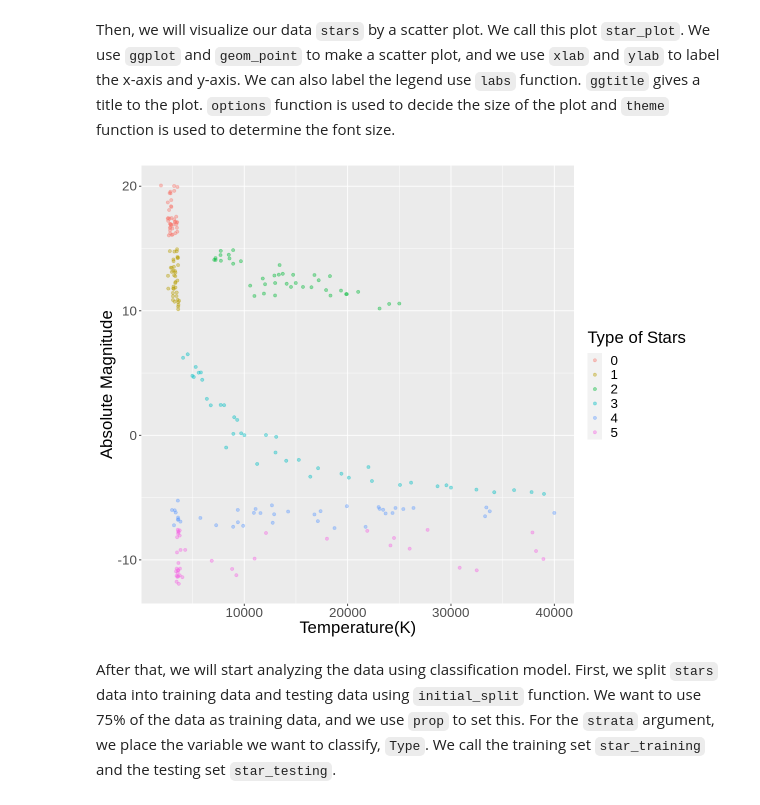
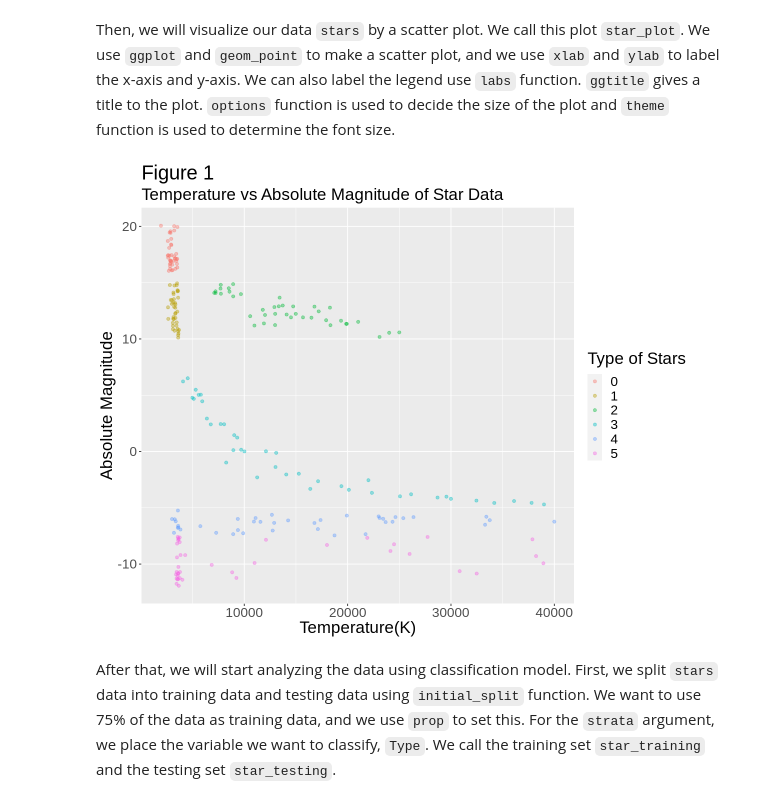
Before and after one commit to luojessica/dsci100-project-007-20, a Jupyter notebook: final_report.ipynb, the cells around one changed output. Cells and saved outputs as stored; diff of their text form; code cells hidden in the pictures.

```diff
--- a/final_report.ipynb
+++ b/final_report.ipynb
@@ -93,17 +93,19 @@ Then, we will visualize our data `stars` by a scatter plot. We call this plot `s
 # %%
 options(repr.plot.width = 10, repr.plot.height = 8)
 
 star_plot <- stars %>%
 ggplot(aes(x = Temperature, y = A_M, color = Type)) +
 geom_point(alpha = 0.4) +
 xlab("Temperature(K)") +
 ylab("Absolute Magnitude")+
-labs(color = "Type of Stars") +
+labs(color = "Type of Stars",
+     subtitle = "Temperature vs Absolute Magnitude of Star Data") +
+ggtitle("Figure 1") +
 theme(text = element_text(size = 20))
 
 star_plot
 # %% [output]
-[figure, old version]
+[figure, new version]
 # %% [markdown]
 After that, we will start analyzing the data using classification model. First, we split `stars` data into training data and testing data using `initial_split` function. We want to use 75% of the data as training data, and we use `prop` to set this. For the `strata` argument, we place the variable we want to classify, `Type`. We call the training set `star_training` and the testing set `star_testing`.
 # %%
```
Also changed, not shown: parts of 8 cells of this notebook.
